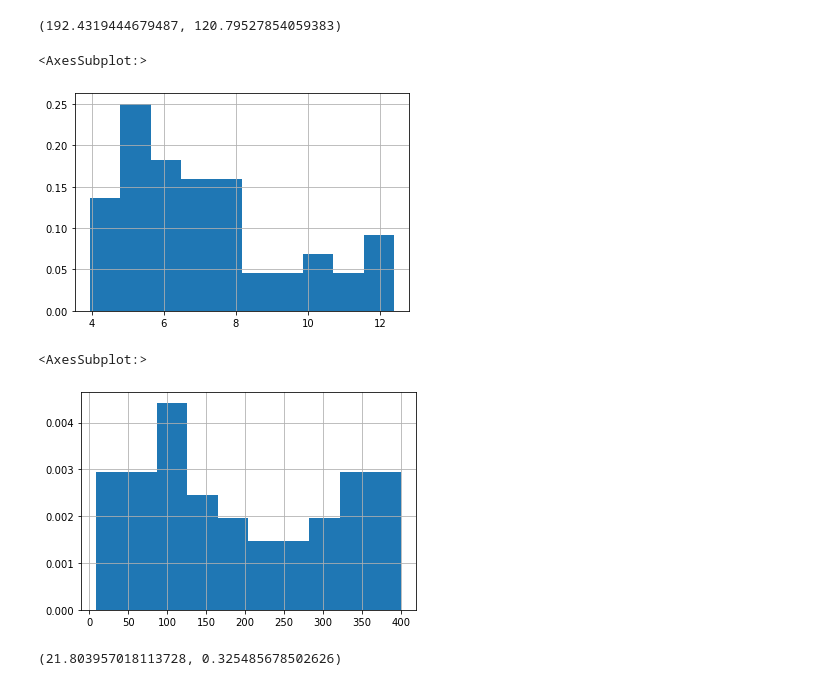
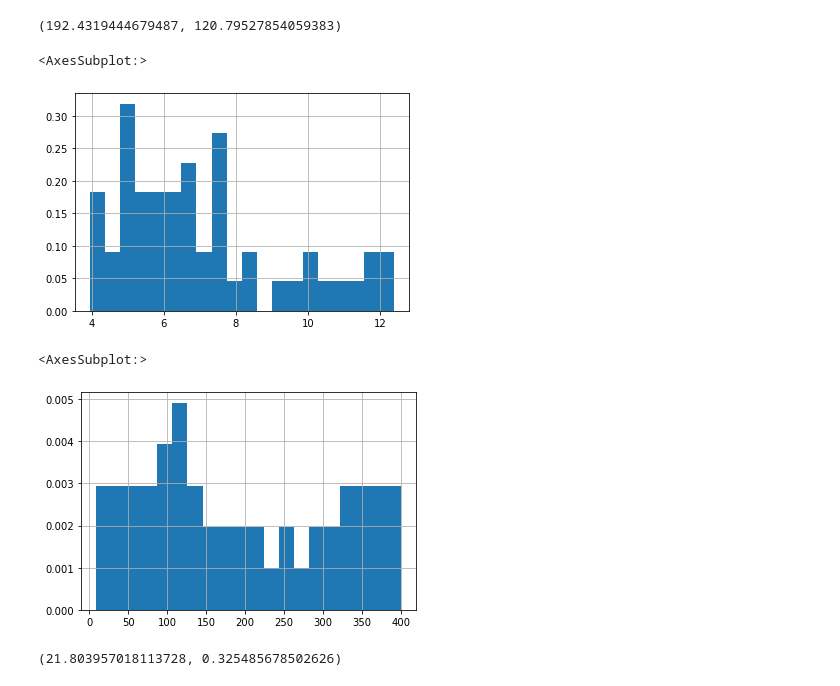
Before and after one commit to INFO6150-DataScience/wildfire-analytics-modelling, a Jupyter notebook: Wildfire_Analytics_Modeling.ipynb, the cells around one changed output. Cells and saved outputs as stored; diff of their text form; code cells hidden in the pictures.

```diff
--- a/Wildfire_Analytics_Modeling.ipynb
+++ b/Wildfire_Analytics_Modeling.ipynb
@@ -126,15 +126,15 @@ Avg_Cumulative_Area_Burnt_mean,Avg_Cumulative_Area_Burnt_std
 # %% [output]
 (192.4319444679487, 120.79527854059383)
 # %%
-filtered_df.Avg_Weekly_Area_Burnt.hist(density=True)
+filtered_df.Avg_Weekly_Area_Burnt.hist(density=True, bins=20)
 # %% [output]
 <AxesSubplot:>
-[figure, old version]
+[figure, new version]
 # %%
-filtered_df.Avg_Cumulative_Area_Burnt.hist(density=True)
+filtered_df.Avg_Cumulative_Area_Burnt.hist(density=True,bins=20)
 # %% [output]
 <AxesSubplot:>
-[figure, old version]
+[figure, new version]
 # %%
 #per year  the prob of avg area burning btw (200-250) hectre is <0.002, (80,120)>0.004
 # means that in 'y' year in 'x' week prob of avg area burning btw (200-250) is <0.002, (80,120)>0.004
```
Also changed, not shown: parts of 12 cells of this notebook, 1 other file.
